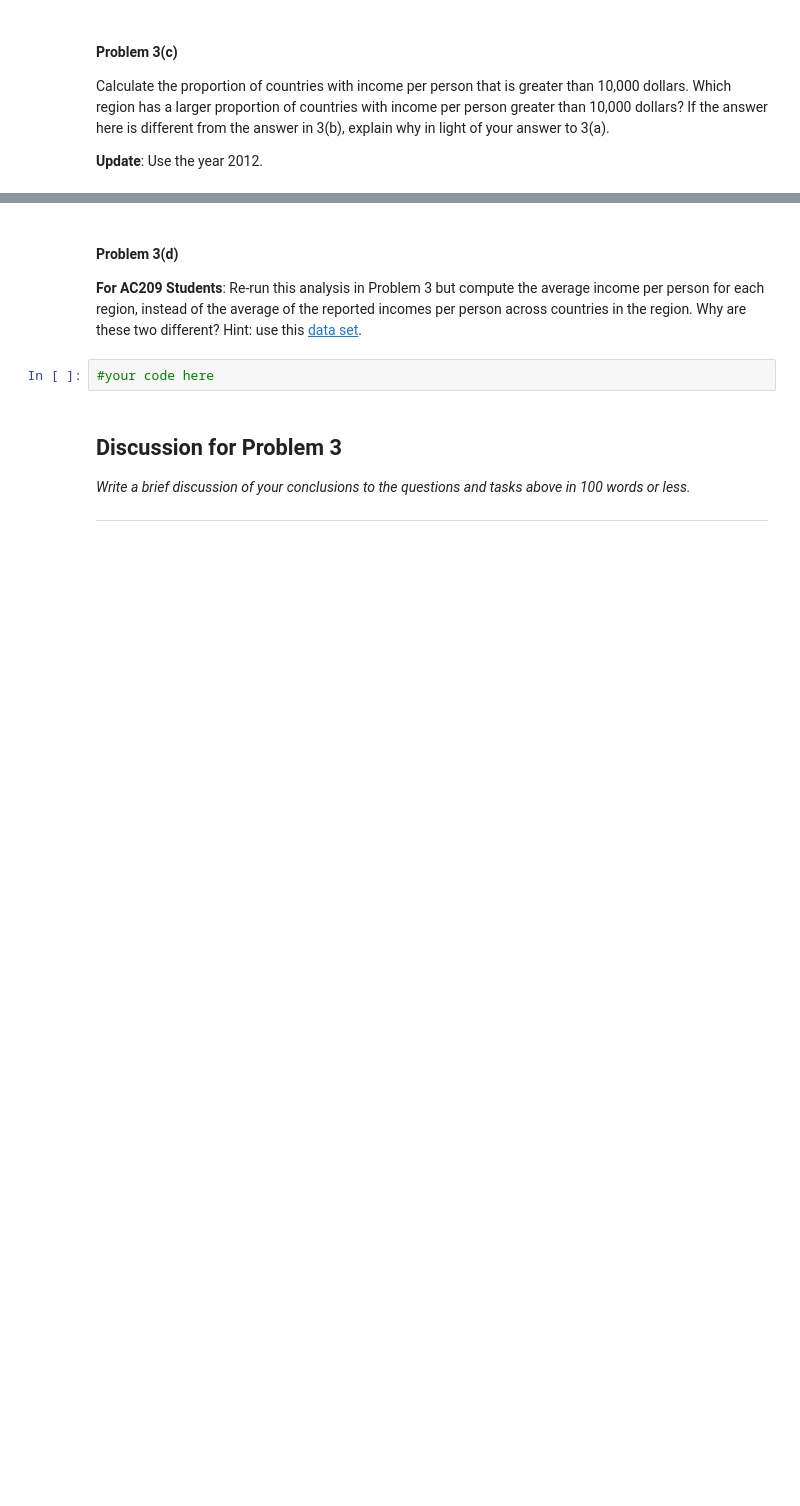
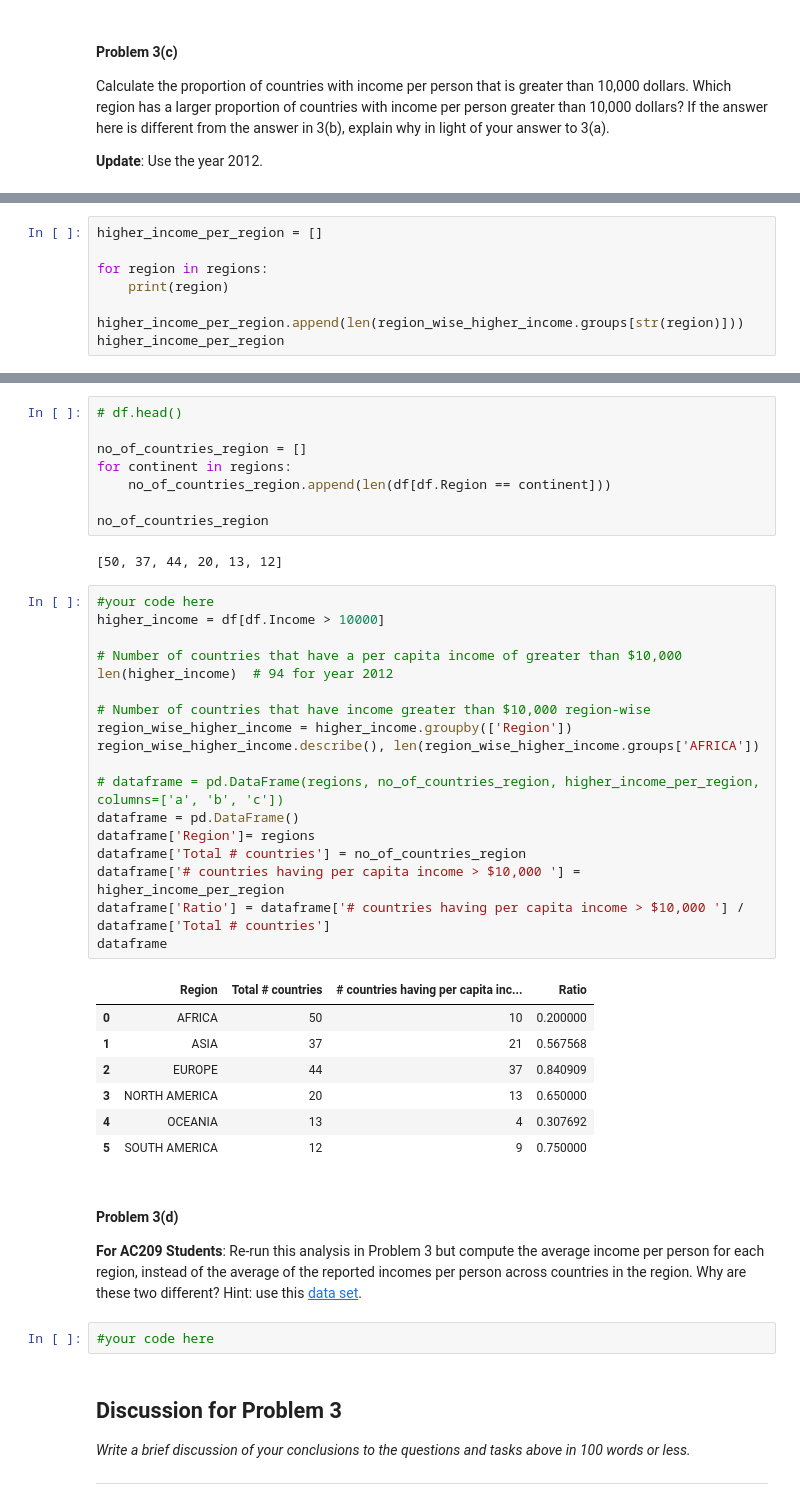
Before and after one commit to suicideBomber1/CS-109, a Jupyter notebook: HW1/HW1.ipynb, the cells around one changed output, grey strips where cells are left out. Cells and saved outputs as stored; diff of their text form; blank space fills up the shorter version.

```diff
--- a/HW1/HW1.ipynb
+++ b/HW1/HW1.ipynb
@@ -608,0 +630,7 @@ Calculate the proportion of countries with income per person that is greater tha
+# %%
+higher_income_per_region = []
+
+for region in regions:
+    print(region)
+    higher_income_per_region.append(len(region_wise_higher_income.groups[str(region)]))
+higher_income_per_region
@@ -609,3 +645,39 @@ Calculate the proportion of countries with income per person that is greater tha
+# %%
+# df.head()
+
+no_of_countries_region = []
+for continent in regions:
+    no_of_countries_region.append(len(df[df.Region == continent]))
+
+no_of_countries_region
+# %% [output]
+[50, 37, 44, 20, 13, 12]
+# %%
+#your code here
+higher_income = df[df.Income > 10000]
+
+# Number of countries that have a per capita income of greater than $10,000
+len(higher_income)  # 94 for year 2012
+
+# Number of countries that have income greater than $10,000 region-wise
+region_wise_higher_income = higher_income.groupby(['Region'])
+region_wise_higher_income.describe(), len(region_wise_higher_income.groups['AFRICA'])
+
+# dataframe = pd.DataFrame(regions, no_of_countries_region, higher_income_per_region, columns=['a', 'b', 'c'])
+dataframe = pd.DataFrame()
+dataframe['Region']= regions
+dataframe['Total # countries'] = no_of_countries_region
+dataframe['# countries having per capita income > $10,000 '] = higher_income_per_region
+dataframe['Ratio'] = dataframe['# countries having per capita income > $10,000 '] / dataframe['Total # countries']
+dataframe
+# %% [output]
+|  | Region | Total # countries | # countries having per capita inc... | Ratio |
+| 0 | AFRICA | 50 | 10 | 0.200000 |
+| 1 | ASIA | 37 | 21 | 0.567568 |
+| 2 | EUROPE | 44 | 37 | 0.840909 |
+| 3 | NORTH AMERICA | 20 | 13 | 0.650000 |
+| 4 | OCEANIA | 13 | 4 | 0.307692 |
+| 5 | SOUTH AMERICA | 12 | 9 | 0.750000 |
 # %% [markdown]
 #### Problem 3(d)
 
```
Also changed, not shown: parts of 8 cells of this notebook.
